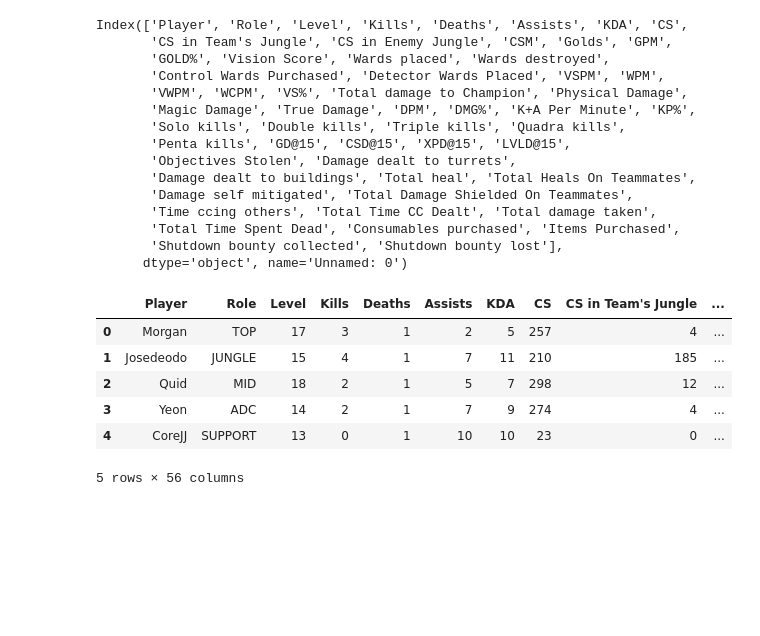
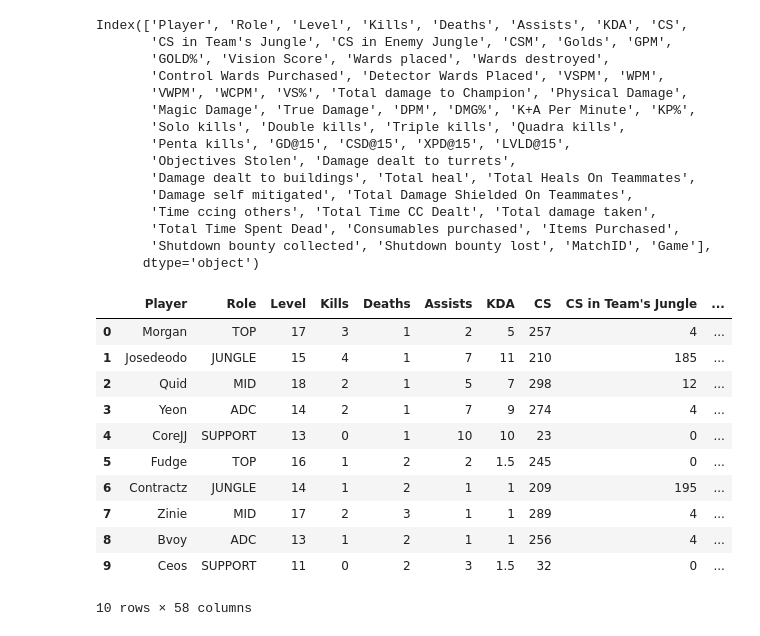
Before and after one commit to ryaltic/LCS-Predictions-2026, a Jupyter notebook: LCS_Data_Collection.ipynb, the cells around one changed output. Drawn from its saved outputs; the diff is of its cells as text; code cells hidden in the pictures; blank space fills up the shorter version.

```diff
--- a/LCS_Data_Collection.ipynb
+++ b/LCS_Data_Collection.ipynb
@@ -35,11 +2,0 @@ print(df.head())
-# %%
-# 1) Set first column as index (stat names)
-df = df.set_index(df.columns[0])
-
-# 2) Transpose so players become rows
-df = df.T
-
-# 3) Reset index
-df = df.reset_index(drop=True)
-
-print(df.head())
@@ -77,5 +101,5 @@ Index(['Player', 'Role', 'Level', 'Kills', 'Deaths', 'Assists', 'KDA', 'CS',
        'Damage self mitigated', 'Total Damage Shielded On Teammates',
        'Time ccing others', 'Total Time CC Dealt', 'Total damage taken',
        'Total Time Spent Dead', 'Consumables purchased', 'Items Purchased',
-       'Shutdown bounty collected', 'Shutdown bounty lost'],
-      dtype='object', name='Unnamed: 0')
+       'Shutdown bounty collected', 'Shutdown bounty lost', 'MatchID', 'Game'],
+      dtype='object')
@@ -84,10 +106,15 @@ df.columns.name = None
 # %%
-df.head()
+df.head(n=20)
 # %% [output]
 |  | Player | Role | Level | Kills | Deaths | Assists | KDA | CS | CS in Team's Jungle | ... |
 | 0 | Morgan | TOP | 17 | 3 | 1 | 2 | 5 | 257 | 4 | ... |
 | 1 | Josedeodo | JUNGLE | 15 | 4 | 1 | 7 | 11 | 210 | 185 | ... |
 | 2 | Quid | MID | 18 | 2 | 1 | 5 | 7 | 298 | 12 | ... |
 | 3 | Yeon | ADC | 14 | 2 | 1 | 7 | 9 | 274 | 4 | ... |
 | 4 | CoreJJ | SUPPORT | 13 | 0 | 1 | 10 | 10 | 23 | 0 | ... |
+| 5 | Fudge | TOP | 16 | 1 | 2 | 2 | 1.5 | 245 | 0 | ... |
+| 6 | Contractz | JUNGLE | 14 | 1 | 2 | 1 | 1 | 209 | 195 | ... |
+| 7 | Zinie | MID | 17 | 2 | 3 | 1 | 1 | 289 | 4 | ... |
+| 8 | Bvoy | ADC | 13 | 1 | 2 | 1 | 1 | 256 | 4 | ... |
+| 9 | Ceos | SUPPORT | 11 | 0 | 2 | 3 | 1.5 | 32 | 0 | ... |
-5 rows × 56 columns
+10 rows × 58 columns
```
Also changed, not shown: parts of 11 cells of this notebook.
